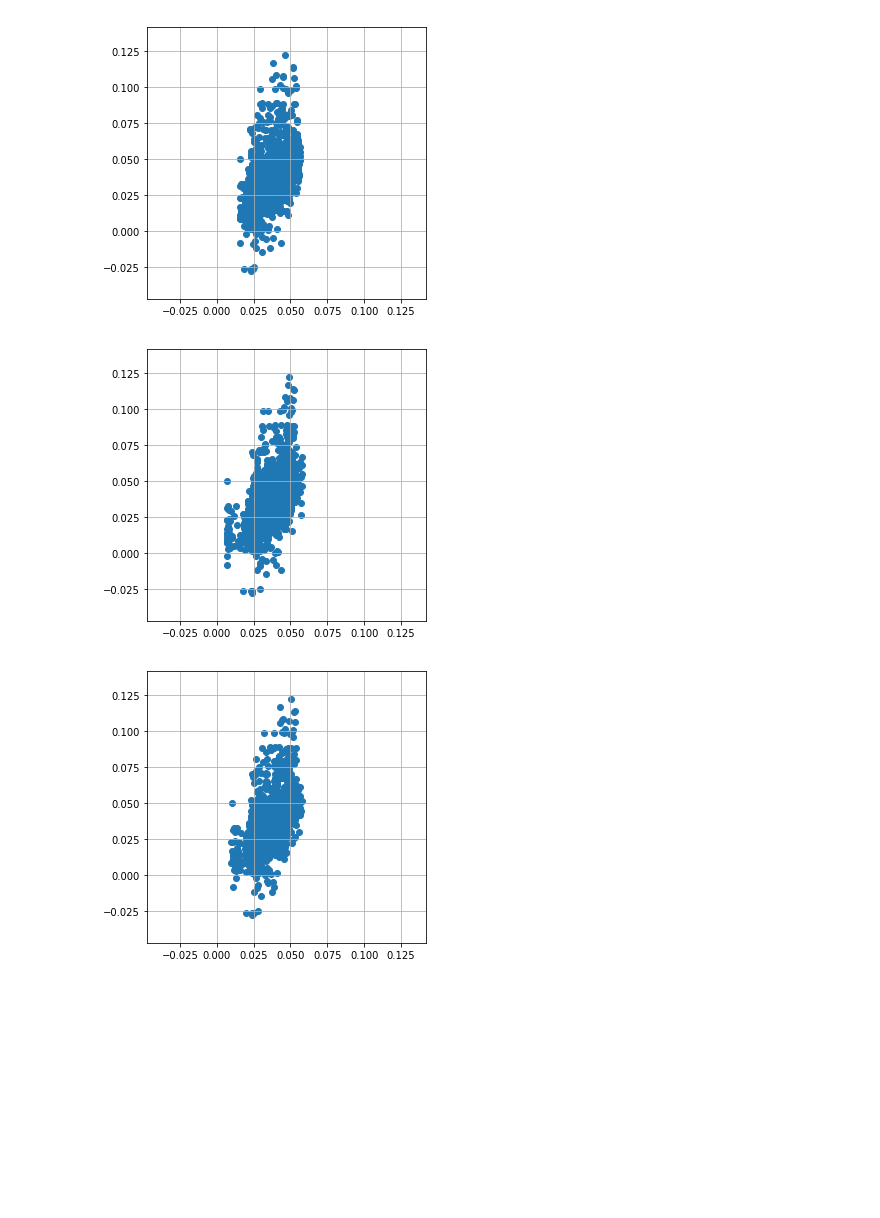
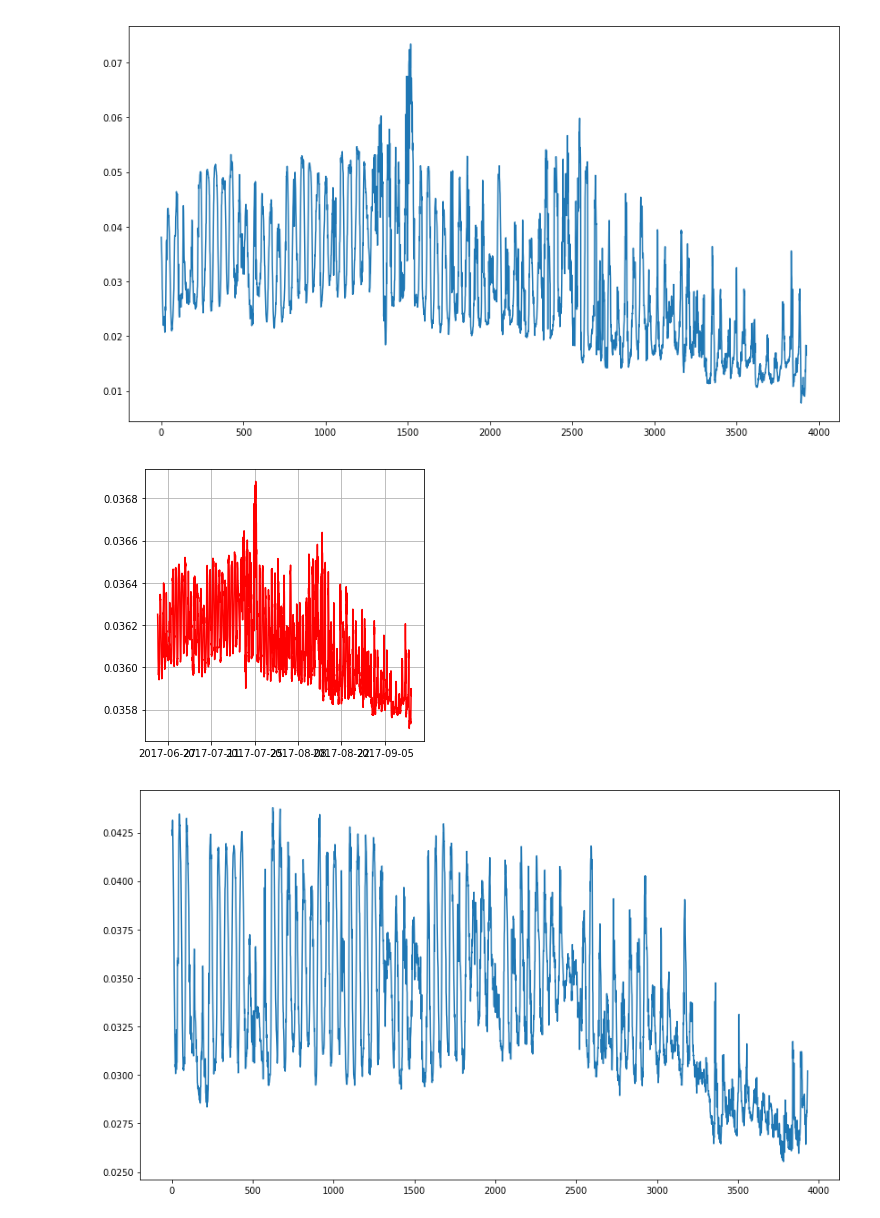
Before and after one commit to June-Skeeter/ML_GapFilling, a Jupyter notebook: MultiLayerModel.ipynb, the cells around one changed output. Drawn from its saved outputs; the diff is of its cells as text; code cells hidden in the pictures; blank space fills up the shorter version.

```diff
--- a/MultiLayerModel.ipynb
+++ b/MultiLayerModel.ipynb
@@ -74,0 +25,8 @@ plt.scatter(Runs["N"],Runs['T'],s=100,c=Runs['MSE'])
+# %%
+Runs,params = LSTM.Params('Test','fch4',MP=False)# rpms.Runs,rpms.params
+Runs['MSE'] = 0.0
+Runs['STD'] = 0.0
+print(Runs)
+print(params)
+plt.figure(figsize = (4,4))
+plt.scatter(Runs["N"],Runs['T'],s=100,c=Runs['MSE'])
@@ -75,82 +44,77 @@ plt.scatter(Runs["N"],Runs['T'],s=100,c=Runs['MSE'])
 # %%
-def TTV_Split(i,Memory,X,y,params):
+def TTV_Split(i,Memory,X,y,params,X_fill):
     X_train,X_test,y_train,y_test=train_test_split(X,y, test_size=0.1, random_state=i)
     X_train,X_val,y_train,y_val=train_test_split(X_train,y_train, test_size=0.11, random_state=i)
-    return(LSTM.Train_Steps(params['epochs'],params['N'],X_train,X_test,X_val,y_train,y_test,y_val,i,X_fill = X,Memory=Memory))
+    return(LSTM.Train_Steps(params['epochs'],params['N'],X_train,X_test,X_val,y_train,y_test,
+                            y_val,i,X_fill = X_fill,Memory=Memory))
 
 
 Full = ['H','LE','Fco2','fco2','fch4','Wind Spd','air pressure','Ta','Rn','PPFD','Rain','Water Table','Ts 2.5 cm',
          'Ts 15 cm','VWC','Active Layer','24H Rain','Wtr Tbl Trnd','ET']
 
 Model = ['H','Wind Spd','air pressure','Ta','Rn','PPFD','Ts 2.5 cm','Ts 15 cm',
-         'VWC','Active Layer','24H Rain','Wtr Tbl Trnd','ET']
-
-
-# Model = ['Water Table']
-
-# Model = [' Active Layer','H']
+         'VWC','Active Layer','24H Rain','Wtr Tbl Trnd']
 
 Time = time.time()
-
 Path = 'FilteredData2018-04-04.csv'
 
-
-def RunReps(Model,Runs,params,pool = None):
-    RST = RSTF.ReadStandardTimeFill(Path)#ReadStandardTime(Path)
+def RunReps(Model,Runs,params,pool = None,plot=True):
+    RST = RSTF.ReadStandardTimeFill(Path)
     offset = 5/params['proc']
     Memory = (math.floor(100/params['proc'])- offset) * .01
     MSE = []
     RST.Scale(params['Y'],Model)
     RST.TimeShape(params['T'])
-    y = RST.y_time*1.0
-    X = RST.X_time*1.0
+    y = RST.y_time.copy()#*1.0
+    X = RST.X_time.copy()#*1.0
+    X_fill = RST.X_ftime.copy()
+    print(X.shape)
     MSE = []
     Y_fill = []
     if __name__=='__main__'and params['proc'] != 1:
-        for i,results in enumerate(pool.imap(partial(TTV_Split,Memory=Memory,X=X,y=y,params=params),range(params['reps']))):
+        for i,results in enumerate(pool.imap(partial(TTV_Split,Memory=Memory,X=X,y=y,params=params,X_fill=X_fill),
+                                             range(params['reps']))):
             mse = results[0]
             y_fill = results[1]
             Y_fill.append(y_fill)
             MSE.append(mse)
     else:
         for i in range(params['reps']):
-            results = TTV_Split(i,Memory,X,y,params)
+            results = TTV_Split(i,Memory,X,y,params,X_fill)
             mse = results[0]
             MSE.append(mse)
             y_fill = results[1]
             Y_fill.append(y_fill)
     MSE = np.asanyarray(MSE)
-    Y_fill = np.asanyarray(Y_fill).mean(axis=0)#.mean(axis=0)
-#     print(Y_fill.shape)
-#     RST.Fill(Y_fill,'Fch4')
-    y = RST.YScaled.inverse_transform(y)
+    Y_fill = np.asanyarray(Y_fill).mean(axis=0)
+#     y = RST.YScaled.inverse_transform(y)
     Y_fill = RST.YScaled.inverse_transform(Y_fill)
+#     plt.figure()
+#     plt.plot(Y_fill)
+    RST.Fill(Y_fill,'Fch4')
+    if plot == True:
+        plt.figure(figsize=(5,5))
+        plt.plot(RST.Master['Fch4'],color='red')
+        plt.plot(RST.Master['fch4'],color='grey')
+#         plt.plot(RST.Master['TempFill'],color='blue')  # This works
 
-    plt.figure(figsize=(5,5))
-    plt.scatter(Y_fill,y)
-    yl = plt.ylim()
-    plt.xlim(yl[0],yl[1])
-    plt.grid()
-#     print(metrics.r2_score(Y_fill,y))
+        yl = plt.ylim()
+#         plt.xlim(yl[0],yl[1])
+        plt.grid()
     return(MSE)
-
 
 if __name__=='__main__'and params['proc'] != 1:
     pool = Pool(processes=params['proc'],maxtasksperchild=75)
 else:pool=None
 
-
 for i in Runs.index:
     params['T']=Runs['T'].iloc[i]
     params['N']=Runs['N'].iloc[i]
-    MSE = RunReps(Model,Runs,params,pool)#RunFunc(i,processes=processes,Modz=Model,reps=reps,epochs=epochs,params=Runs)
+    MSE = RunReps(Model,Runs,params,pool)
     Runs['MSE'][i]=MSE.mean()
     Runs['STD'][i]=MSE.std()
     print('Finisehed Run ',str(i))
-#     print(' Stats: ')
-#     print(Runs.iloc[i])
 
-Runs
-
+print(Runs)
 print(time.time()-Time)
 # %% [output]
@@ -171,3 +141,3 @@ Finisehed Run  5
-[figure, old version]
+[figure, new version]
-[figure, old version]
+[figure, new version]
-[figure, old version]
+[figure, new version]
```
Also changed, not shown: parts of 8 cells of this notebook, 1 other file.
